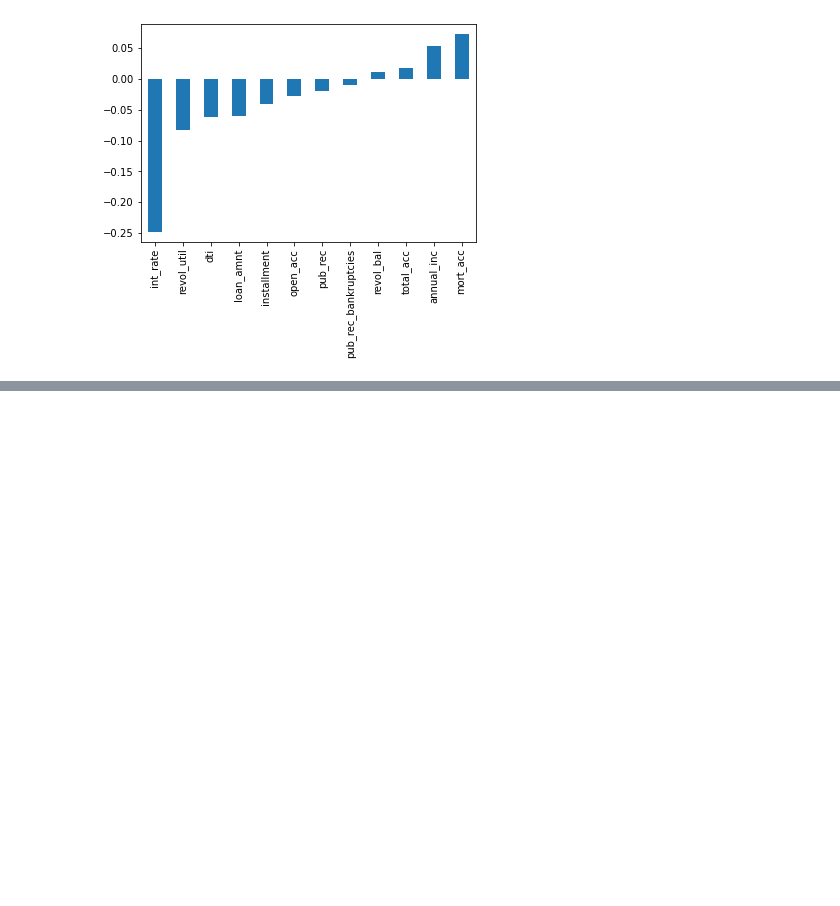
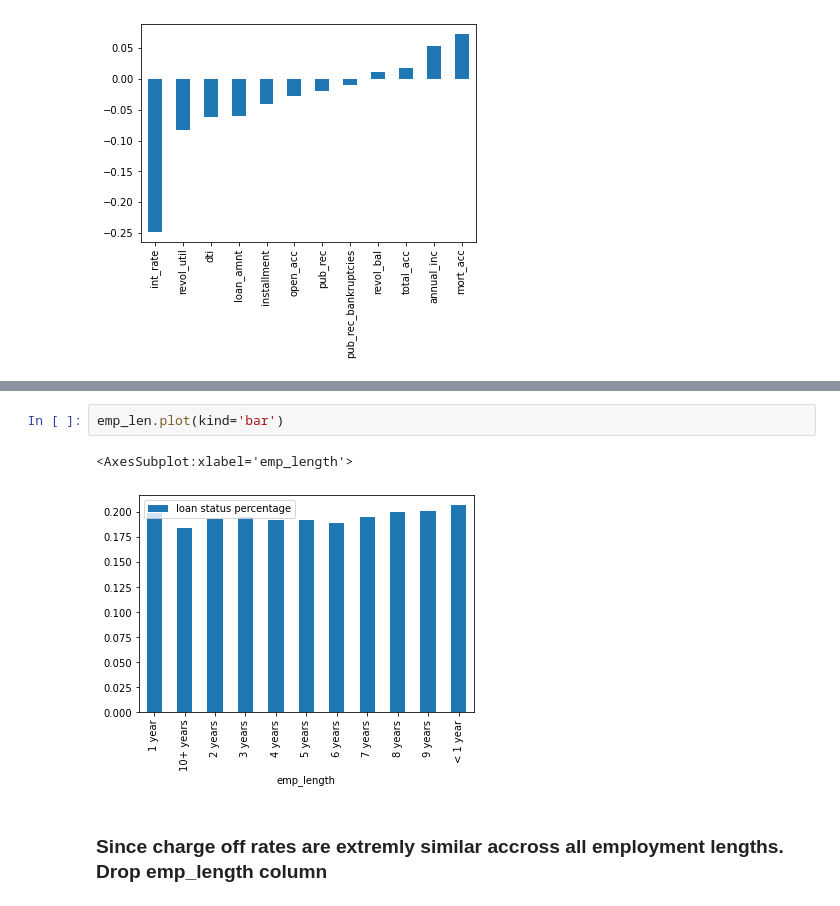
Before and after one commit to sumit-mandal/Machine-Learning-Complete-2, a Jupyter notebook: Deep Learning/Lending_Club_project.ipynb, the cells around one changed output, grey strips where cells are left out. Cells and saved outputs as stored; diff of their text form; blank space fills up the shorter version.

```diff
--- a/Deep Learning/Lending_Club_project.ipynb
+++ b/Deep Learning/Lending_Club_project.ipynb
@@ -322,0 +695,7 @@ df.corr()['loan_repaid'].sort_values().drop('loan_repaid').plot(kind='bar')
+# %%
+emp_len.plot(kind='bar')
+# %% [output]
+<AxesSubplot:xlabel='emp_length'>
+[figure, added]
+# %% [markdown]
+### Since charge off rates are extremly similar accross all employment lengths. Drop emp_length column
```
Also changed, not shown: parts of 44 cells of this notebook.
